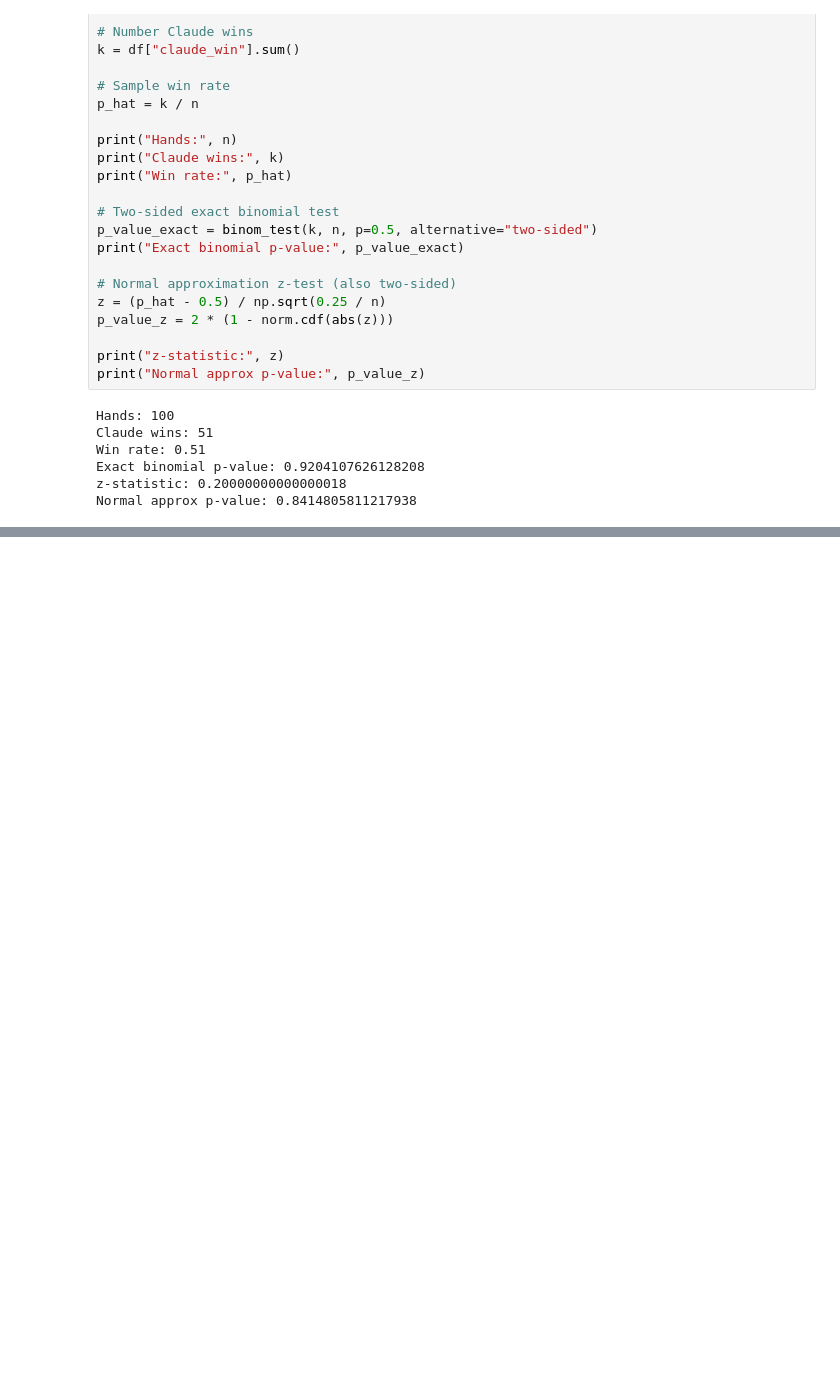
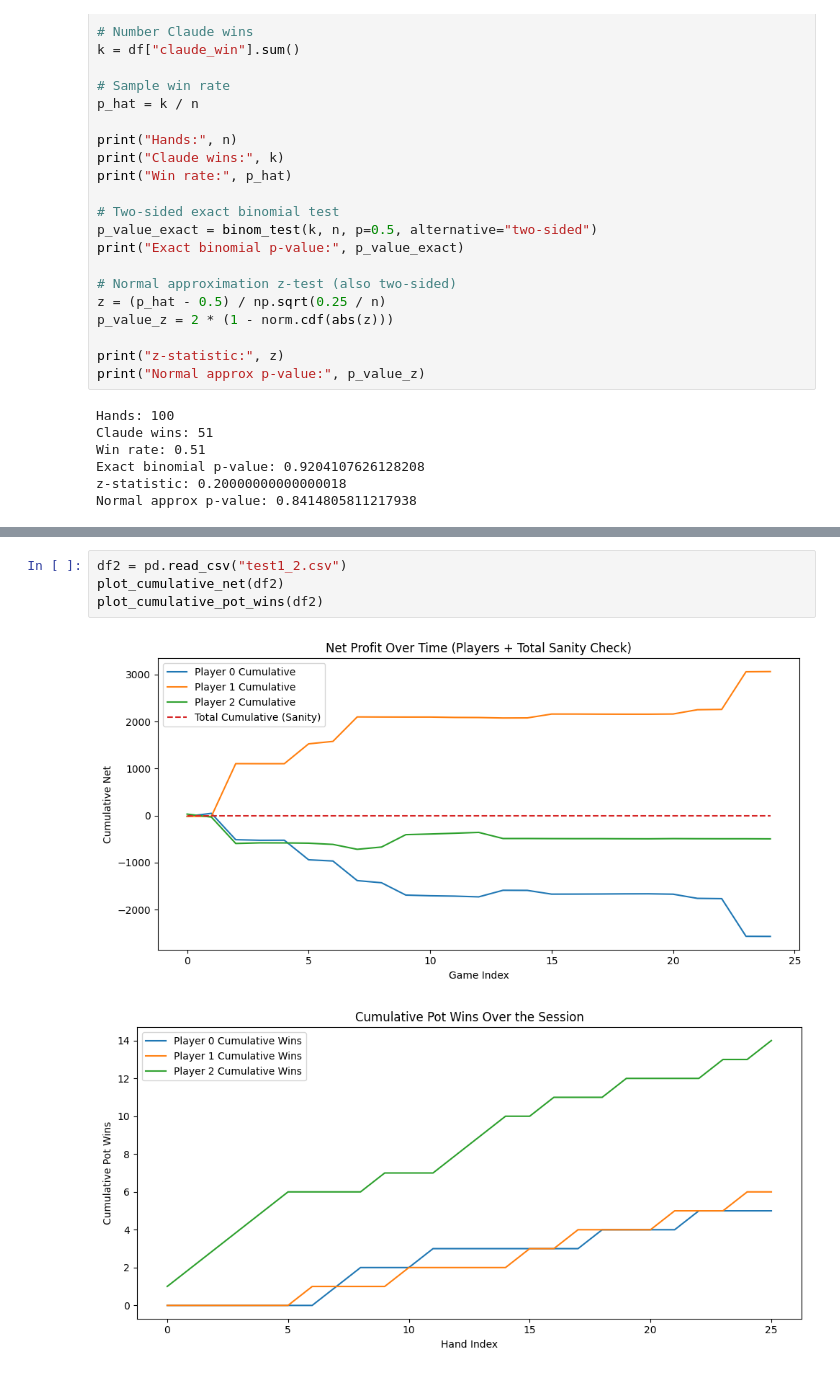
Before and after one commit to drewwilen/texasholdem, a Jupyter notebook: heads_up_analysis.ipynb, the cells around one changed output, grey strips where cells are left out. Cells and saved outputs as stored; diff of their text form; blank space fills up the shorter version.

```diff
--- a/heads_up_analysis.ipynb
+++ b/heads_up_analysis.ipynb
@@ -82,0 +153,7 @@ Normal approx p-value: 0.8414805811217938
+# %%
+df2 = pd.read_csv("test1_2.csv")
+plot_cumulative_net(df2)
+plot_cumulative_pot_wins(df2)
+# %% [output]
+[figure, added]
+[figure, added]
```
Also changed, not shown: parts of 7 cells of this notebook, 3 other files.
